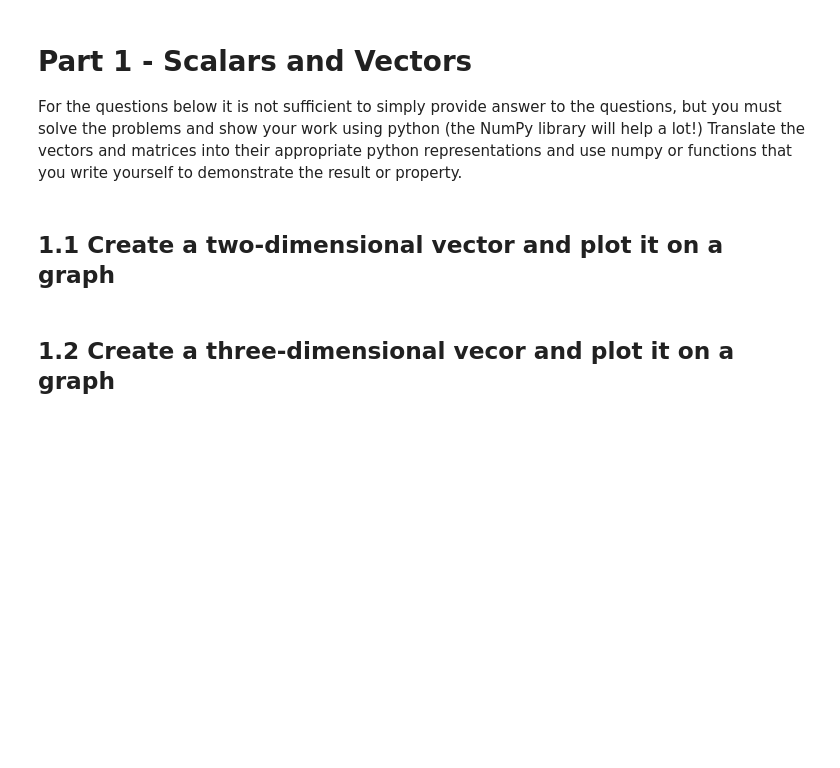
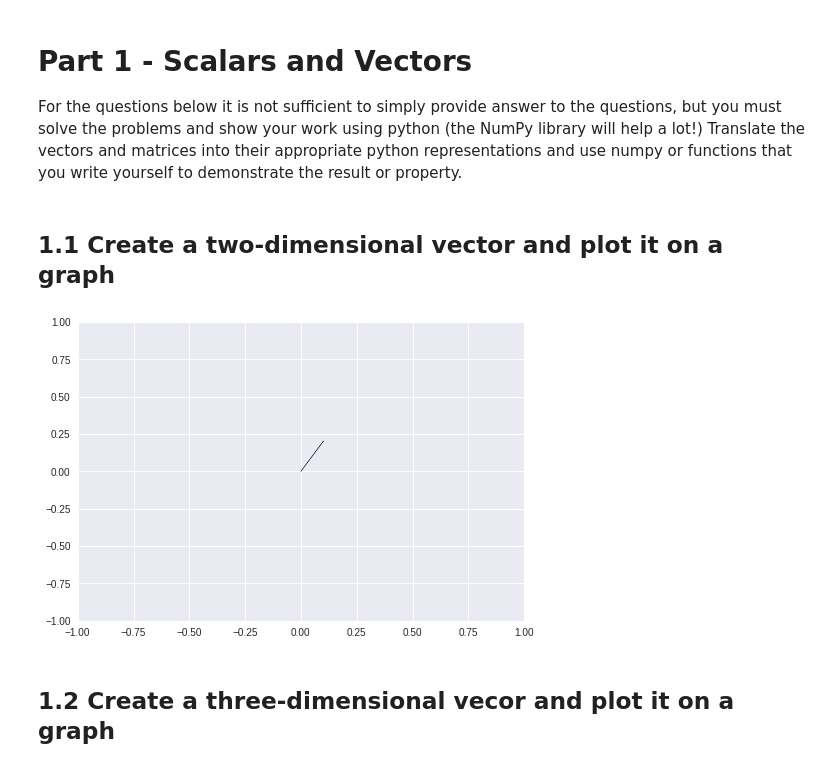
Before and after one commit to bloominstituteoftechnology/DS-Unit-1-Sprint-4-Linear-Algebra, a Jupyter notebook: module1-linear-algebra-review/Linear_Algebra_Assignment.ipynb, the cells around one changed output. Drawn from its saved outputs; the diff is of its cells as text; code cells hidden in the pictures; blank space fills up the shorter version.

```diff
--- a/module1-linear-algebra-review/Linear_Algebra_Assignment.ipynb
+++ b/module1-linear-algebra-review/Linear_Algebra_Assignment.ipynb
@@ -4,5 +6,22 @@
 For the questions below it is not sufficient to simply provide answer to the questions, but you must solve the problems and show your work using python (the NumPy library will help a lot!) Translate the vectors and matrices into their appropriate python  representations and use numpy or functions that you write yourself to demonstrate the result or property.
 # %% [markdown]
 ## 1.1 Create a two-dimensional vector and plot it on a graph
+# %%
+import matplotlib.pyplot as plt
+from mpl_toolkits.mplot3d import Axes3D
+import numpy as np
+
+vector = np.array( [0,0,0.1,0.2])
+
+fig = plt.figure()
+ax = fig.add_subplot(111)
+v = np.array([vector[2],vector[3]])
+vlength=np.linalg.norm(v)
+ax.arrow(vector[0],vector[1],vector[2],vector[3])
+ax.set_xlim([-1.0, 1.0])
+ax.set_ylim([-1.0, 1.0])
+plt.show()
+# %% [output]
+[figure, added]
 # %% [markdown]
 ## 1.2 Create a three-dimensional vecor and plot it on a graph
```
Also changed, not shown: parts of 16 cells of this notebook.
